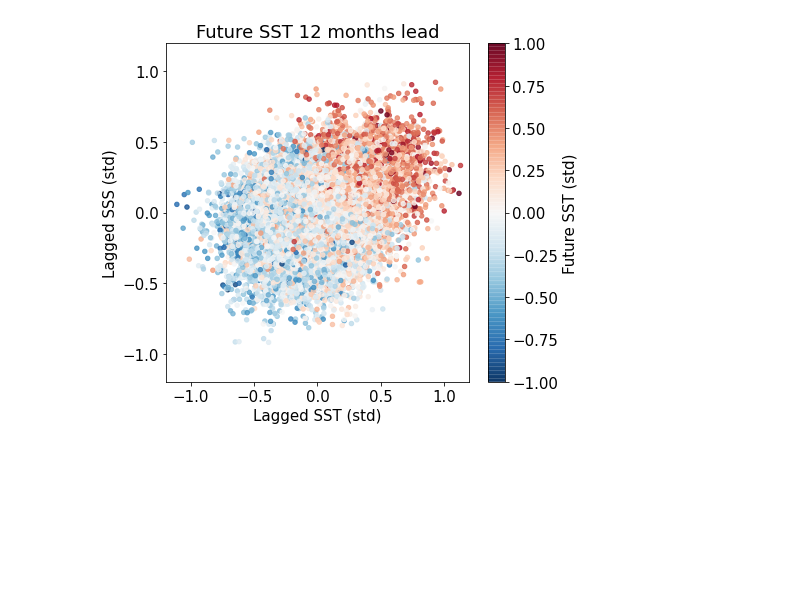
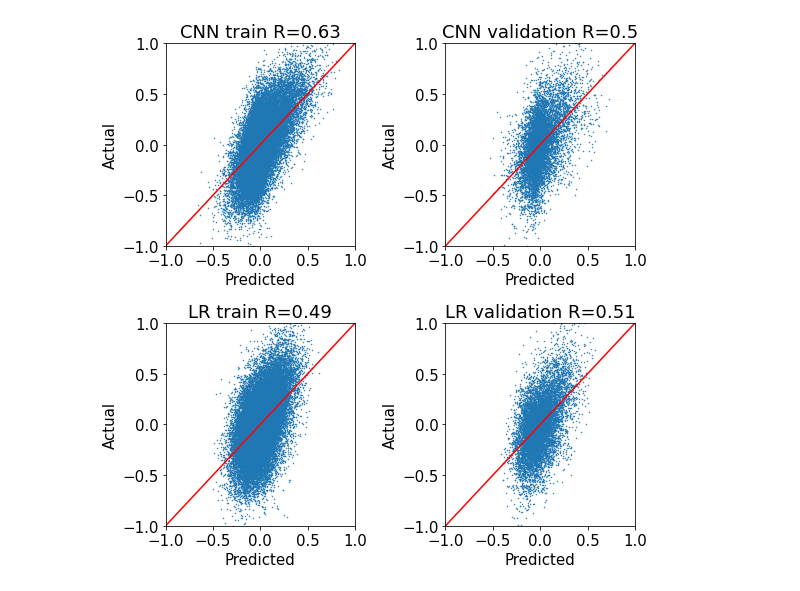
Before and after one commit to glennliu265/predict_amv, a Jupyter notebook: CNN_SST_SSS_predict_SST.ipynb, the cells around one changed output. Cells and saved outputs as stored; diff of their text form; code cells hidden in the pictures; blank space fills up the shorter version.

```diff
--- a/CNN_SST_SSS_predict_SST.ipynb
+++ b/CNN_SST_SSS_predict_SST.ipynb
@@ -135,19 +158,56 @@ plt.show()
-# %%
-plt.figure(figsize=(7,6))
-plt.rcParams.update({'font.size': 15})
-
-sc = plt.scatter(np.mean(X_train[:,0,:,:].numpy(),axis=(1,2)),
-                 np.mean(X_train[:,1,:,:].numpy(),axis=(1,2)),
-                 c=y_train,vmin=-1,vmax=1,cmap='RdBu_r',s=20,alpha=0.8)
-
-plt.colorbar(sc,label='Future SST (std)')
-plt.ylim([-1.2,1.2])
-plt.xlim([-1.2,1.2])
-plt.xlabel('Lagged SST (std)')
-plt.ylabel('Lagged SSS (std)')
-plt.title('Future SST '+str(lead)+' months lead')
-plt.tight_layout()
-#plt.savefig('colored_scatter_data.pdf')
-plt.show()
-# %% [output]
-[figure, removed]
+# %%
+# calculate linear regression model
+lr_X = np.mean( X_train.detach().numpy(),axis=(2,3) ).T
+lr_Y = y_train.T
+theta = np.linalg.inv( lr_X@lr_X.T ) @ lr_X @ lr_Y.T
+
+lr_X_val = np.mean( X_val.detach().numpy(), axis=(2,3) ).T
+lr_Y_val = lr_X_val[0,:]*theta[0] + lr_X_val[1,:]*theta[1]
+lr_Y_train = lr_X[0,:]*theta[0] + lr_X[1,:]*theta[1]
+# %%
+plt.figure(figsize=(8,8))
+plt.rcParams.update({'font.size': 15})
+
+plt.subplot(221)
+plt.plot( y_pred_train,y_train,'.',markersize=1 )
+plt.plot( [-1,1],[-1,1] ,'r-')
+plt.xlim([-1,1])
+plt.ylim([-1,1])
+plt.title('CNN train R='+ str(round(np.corrcoef( y_pred_train.T[0,:], y_train.T[0,:] )[0,1],2)))
+plt.xlabel('Predicted')
+plt.ylabel('Actual')
+
+plt.subplot(222)
+plt.plot( y_pred_val,y_val,'.', markersize=1)
+plt.plot( [-1,1],[-1,1] ,'r-')
+plt.xlim([-1,1])
+plt.ylim([-1,1])
+plt.title('CNN validation R='+ str(round( np.corrcoef( y_pred_val.T[0,:], y_val.T[0,:] )[0,1],2)))
+plt.xlabel('Predicted')
+plt.ylabel('Actual')
+
+plt.subplot(223)
+plt.plot( lr_Y_train, lr_Y[0,:], '.', markersize=1 )
+plt.plot( [-1,1],[-1,1] ,'r-')
+plt.xlim([-1,1])
+plt.ylim([-1,1])
+plt.title('LR train R='+ str(round( np.corrcoef( lr_Y_train, lr_Y )[0,1],2)))
+plt.xlabel('Predicted')
+plt.ylabel('Actual')
+
+plt.subplot(224)
+plt.plot( lr_Y_val, y_val, '.', markersize=1 )
+plt.plot( [-1,1],[-1,1] ,'r-')
+plt.xlim([-1,1])
+plt.ylim([-1,1])
+plt.title('LR validation R='+ str(round( np.corrcoef( lr_Y_val, y_val.T[0,:] )[0,1],2)))
+plt.xlabel('Predicted')
+plt.ylabel('Actual')
+
+plt.tight_layout()
+
+#plt.savefig('train_validation_correlation_with_linear_reg.pdf')
+
+plt.show()
+# %% [output]
+[figure, added]
```
Also changed, not shown: parts of 6 cells of this notebook, 6 other files.
